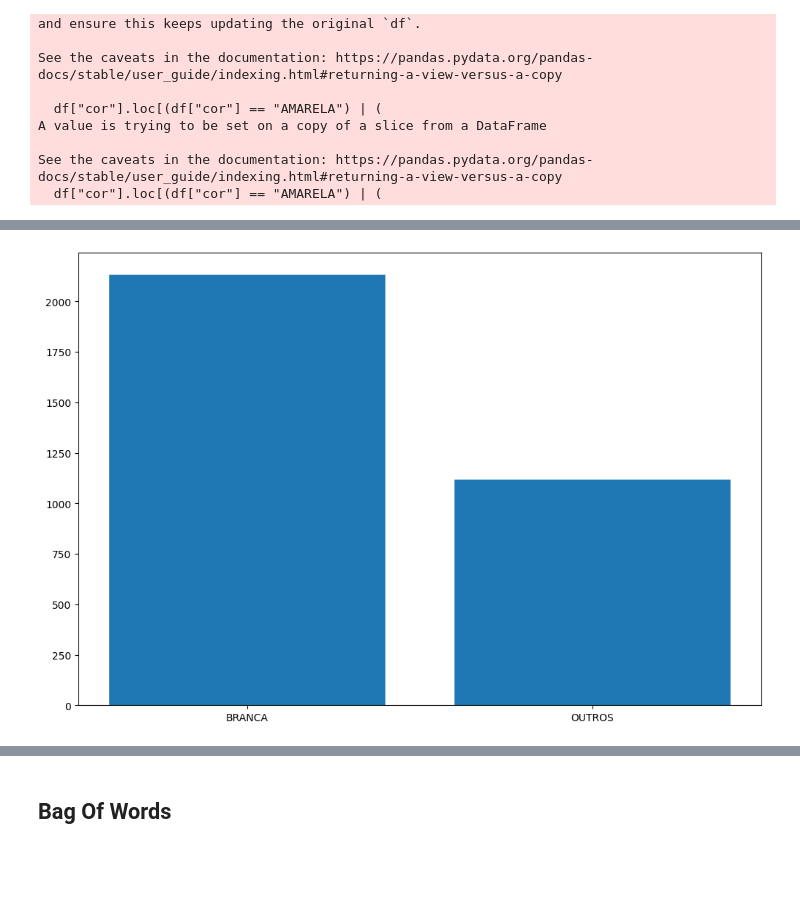
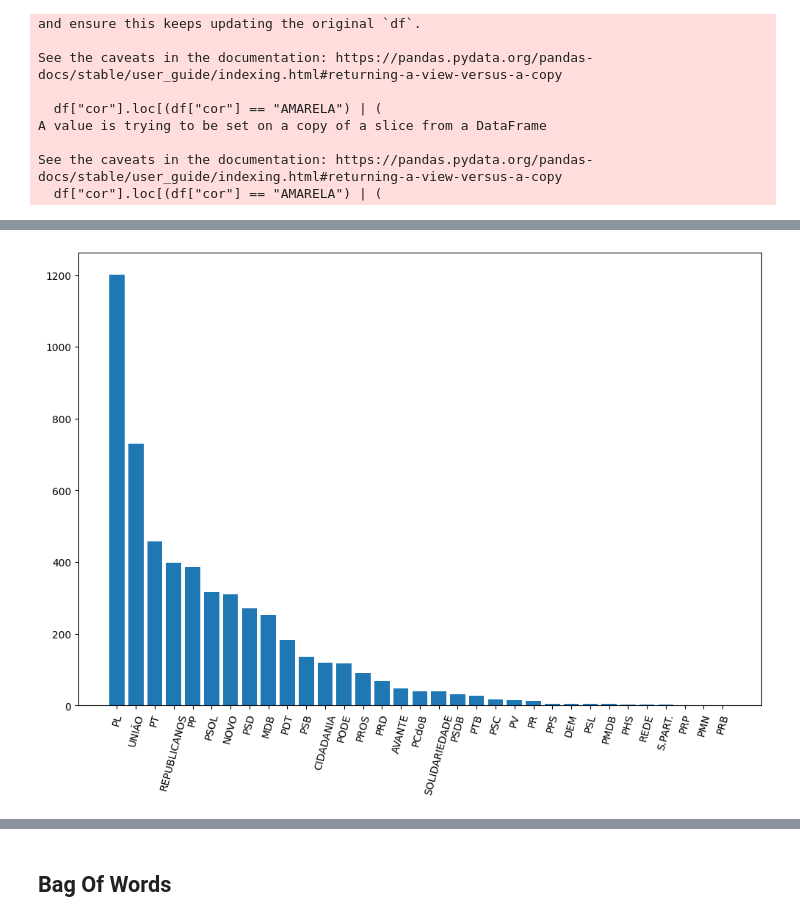
Before and after one commit to Davi-Ga/crawler-api, a Jupyter notebook: app/ML/nova_database/classificação_justica_partido.ipynb, the cells around one changed output, grey strips where cells are left out. Saved outputs shown, nothing was run; the diff lists cells and outputs as text; code cells hidden in the pictures; blank space fills up the shorter version.

```diff
--- a/app/ML/nova_database/classificação_justica_partido.ipynb
+++ b/app/ML/nova_database/classificação_justica_partido.ipynb
@@ -125,0 +118,4 @@ cor
+# %%
+partido = df["sigla_partido"].value_counts().reset_index()
+partido["sigla_partido"].unique()
+partido
@@ -126,9 +140,10 @@ cor
 # %%
 fx, ax = plt.subplots(1, 1, figsize=(12, 8))
-ax.bar(cor["cor"], height=cor["count"])
+ax.bar(partido["sigla_partido"], height=partido["count"])
+plt.xticks(rotation=75)
 plt.show()
 # %% [output]
-[figure, old version]
+[figure, new version]
 # %%
 df["ementa"].dropna().count()
 # %% [output]
```
Also changed, not shown: parts of 29 cells of this notebook, 4 other files.
